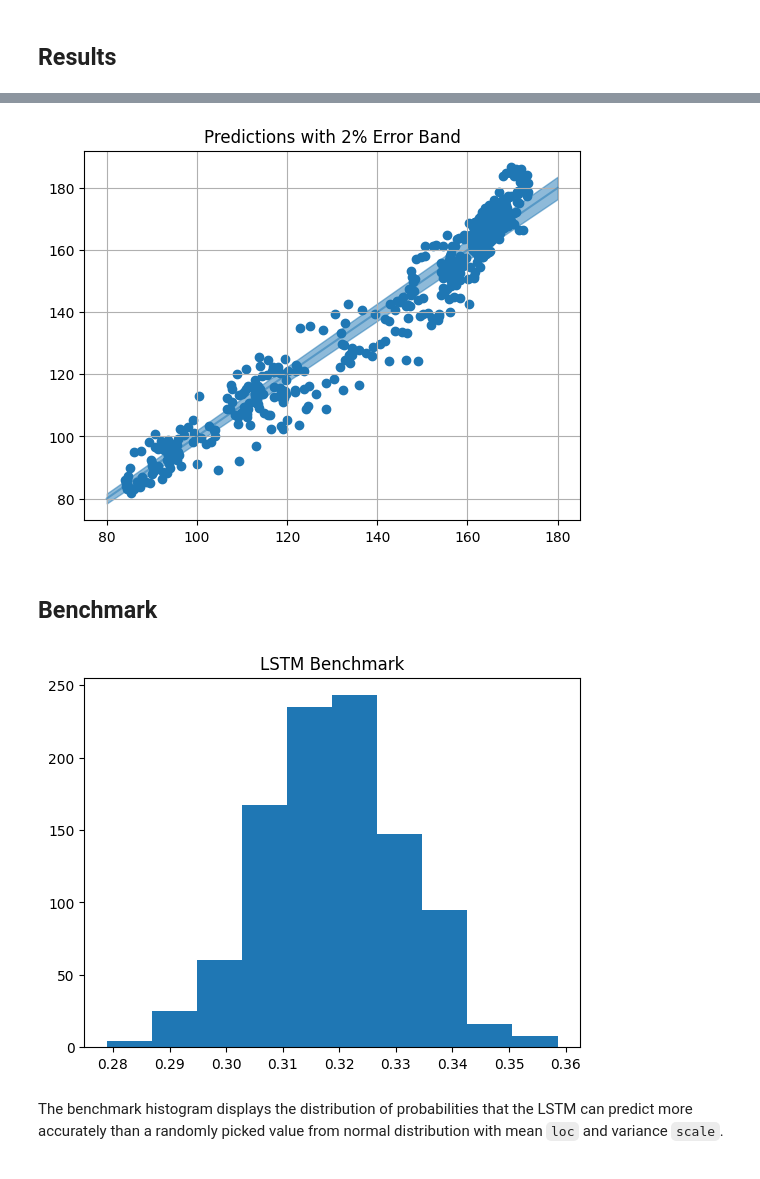
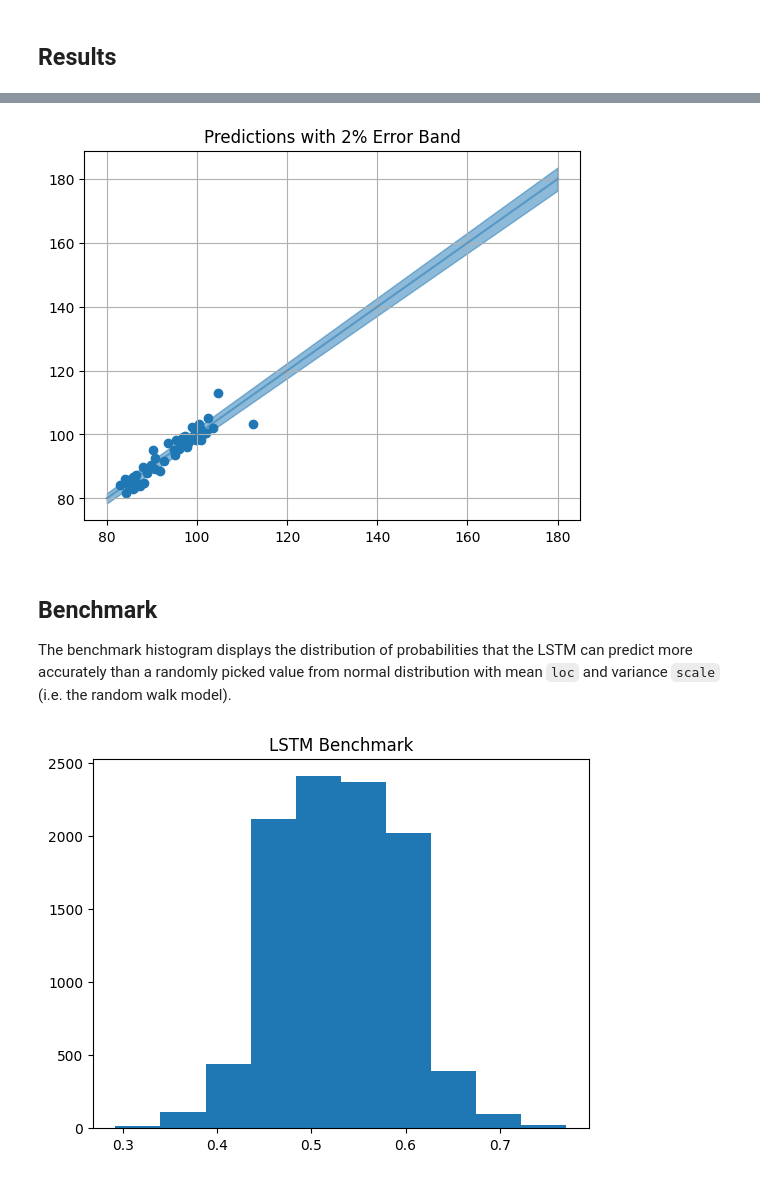
Before and after one commit to oooyiyangc/lstm-stock, a Jupyter notebook: lstm-stock-price-prediction.ipynb, the cells around one changed output, grey strips where cells are left out. Cells and saved outputs as stored; diff of their text form; code cells hidden in the pictures.

Commit message:
Fixed benchmark test again random walk

```diff
--- a/lstm-stock-price-prediction.ipynb
+++ b/lstm-stock-price-prediction.ipynb
@@ -18,7 +18,7 @@ import plotly.express as px
 # %% [markdown]
 ## Import data and preprocessing
 # %%
-data = pd.read_csv('data/AMZN.csv')
+data = pd.read_csv('data/AMZN_l1y.csv')
 data
 # %% [output]
 |  | Date | Open | High | Low | Close | Adj Close | Volume |
@@ -59,7 +59,7 @@ def split_data(stock, lookback):
     data = []
 
     # create all possible sequences of length seq_len
-    for index in range(len(data_raw) - lookback):
+    for index in range(len(data_raw) - lookback + 1):
         data.append(data_raw[index: index + lookback])
 
     data = np.array(data);
@@ -244,23 +261,22 @@ plt.title("Predictions with 2% Error Band")
 plt.grid()
 plt.show()
 # %% [output]
-[figure, old version]
+[figure, new version]
 # %% [markdown]
 ## Benchmark
+The benchmark histogram displays the distribution of probabilities that the LSTM can predict more accurately than a randomly picked value from normal distribution with mean `loc` and variance `scale` (i.e. the random walk model).
 # %%
-def benchmark(iterations=1000, loc=0, scale=0.01):
+def benchmark(iterations=10000, loc=0, scale=0.01):
 
     b_score_list = []
     for _ in np.arange(iterations):
-        x_rand = original[-y_test.shape[0]:] * (1 + np.random.normal(loc, scale, size=y_test.shape))
+        x_rand = original[-y_test.shape[0]-1:-1] * (1 + np.random.normal(loc, scale, size=y_test.shape))
         b_score = np.mean(np.abs(y_test_pred - y_test).flatten() < np.abs(x_rand - y_test).flatten())
         b_score_list.append(b_score)
 
     plt.hist(b_score_list)
     plt.title("LSTM Benchmark")
 
 benchmark()
 # %% [output]
-[figure, old version]
+[figure, new version]
-# %% [markdown]
-The benchmark histogram displays the distribution of probabilities that the LSTM can predict more accurately than a randomly picked value from normal distribution with mean `loc` and variance `scale`.
```
Also changed, not shown: parts of 12 cells of this notebook, 3 other files.
